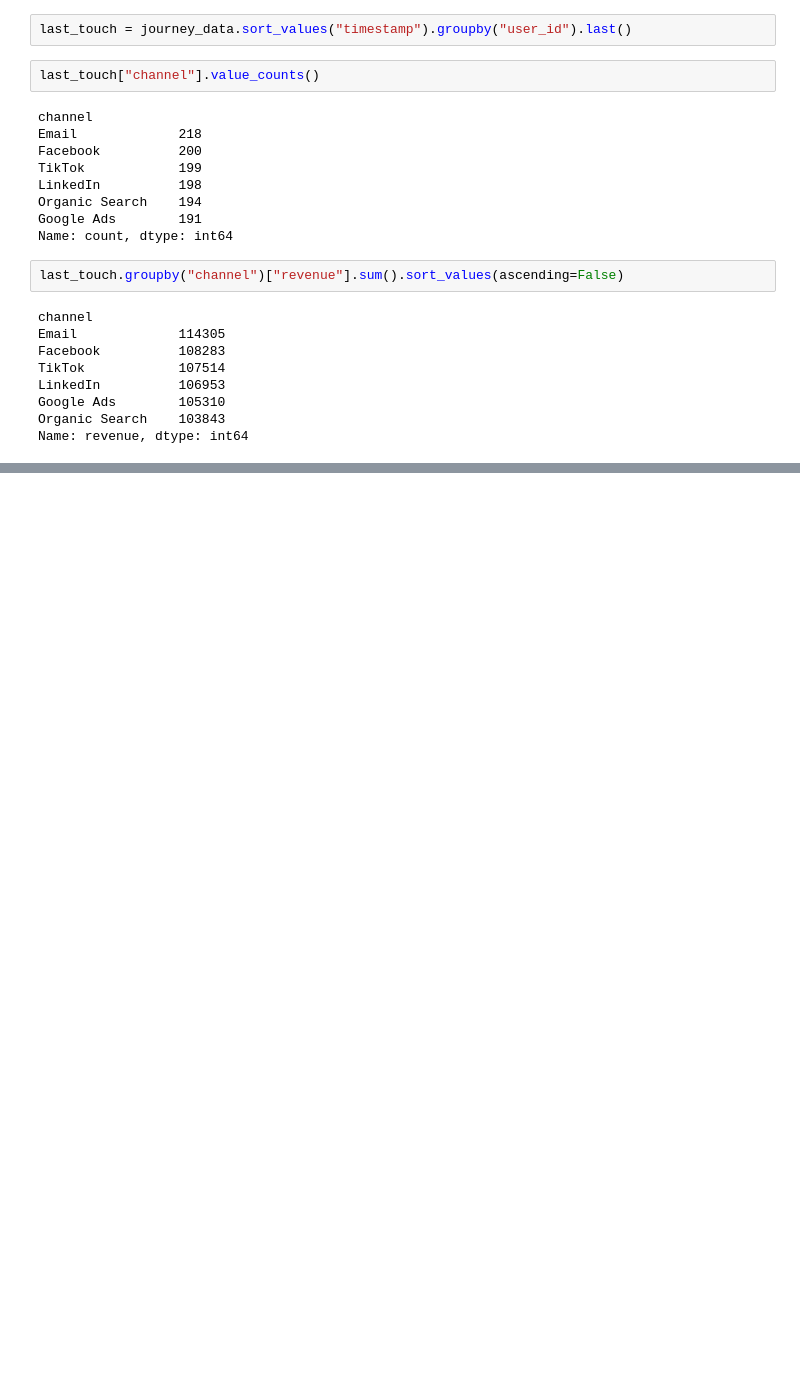
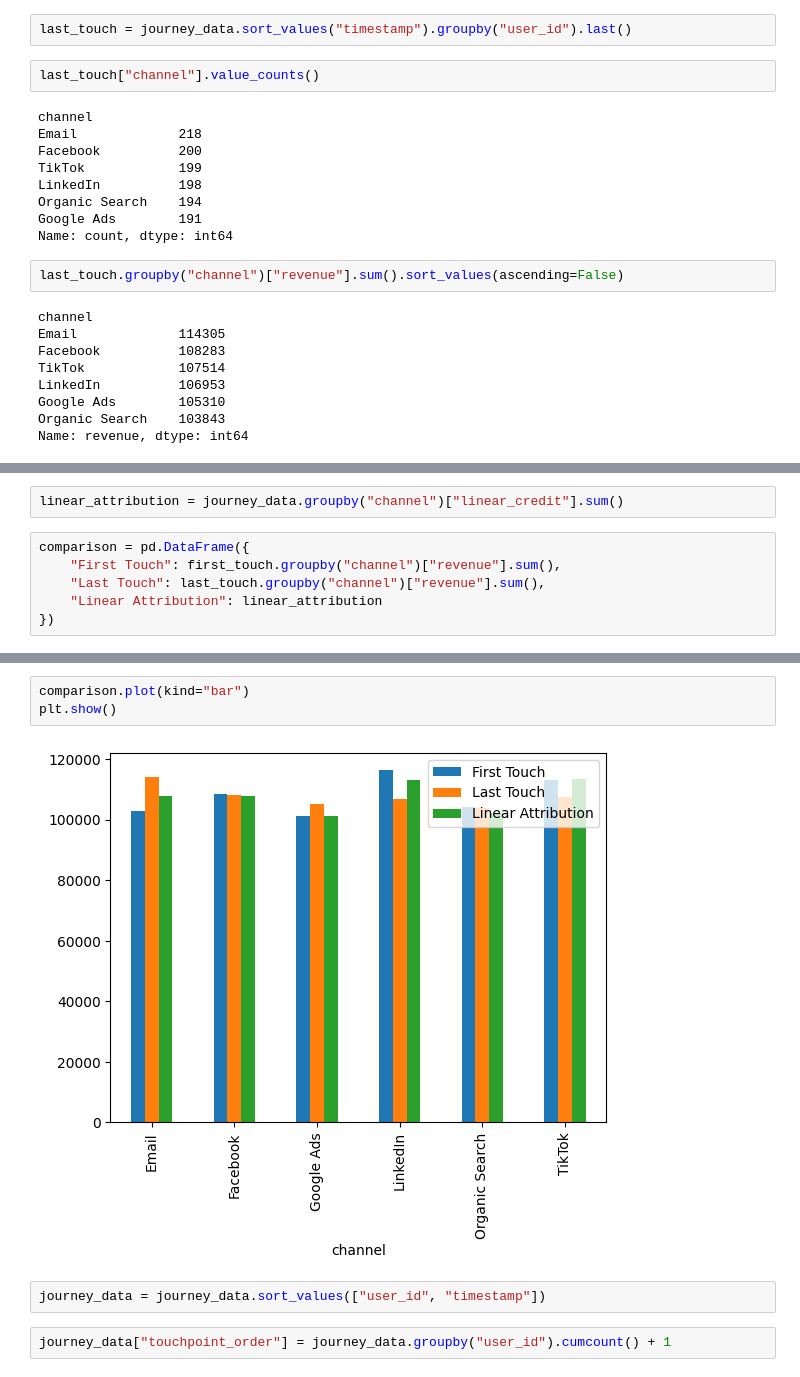
Before and after one commit to snehaone1/multi-touch-marketing-attribution, a Jupyter notebook: notebooks/eda.ipynb, the cells around one changed output, grey strips where cells are left out. Drawn from its saved outputs; the diff is of its cells as text; blank space fills up the shorter version.

```diff
--- a/notebooks/eda.ipynb
+++ b/notebooks/eda.ipynb
@@ -516,0 +593,8 @@ Name: revenue, dtype: int64
+# %%
+linear_attribution = journey_data.groupby("channel")["linear_credit"].sum()
+# %%
+comparison = pd.DataFrame({
+    "First Touch": first_touch.groupby("channel")["revenue"].sum(),
+    "Last Touch": last_touch.groupby("channel")["revenue"].sum(),
+    "Linear Attribution": linear_attribution
+})
@@ -516,0 +612,9 @@ Name: revenue, dtype: int64
+# %%
+comparison.plot(kind="bar")
+plt.show()
+# %% [output]
+[figure, added]
+# %%
+journey_data = journey_data.sort_values(["user_id", "timestamp"])
+# %%
+journey_data["touchpoint_order"] = journey_data.groupby("user_id").cumcount() + 1
```
Also changed, not shown: parts of 46 cells of this notebook.
